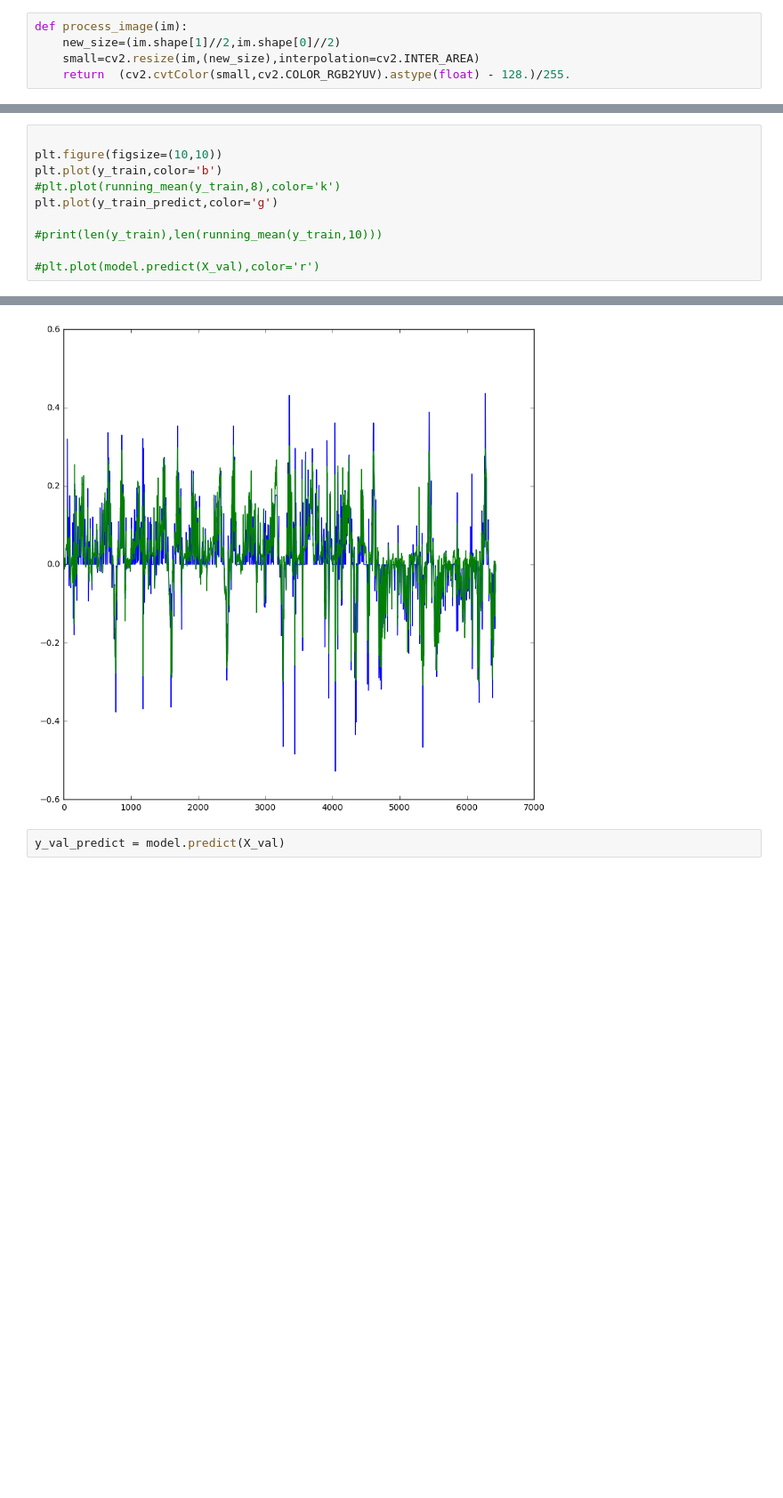
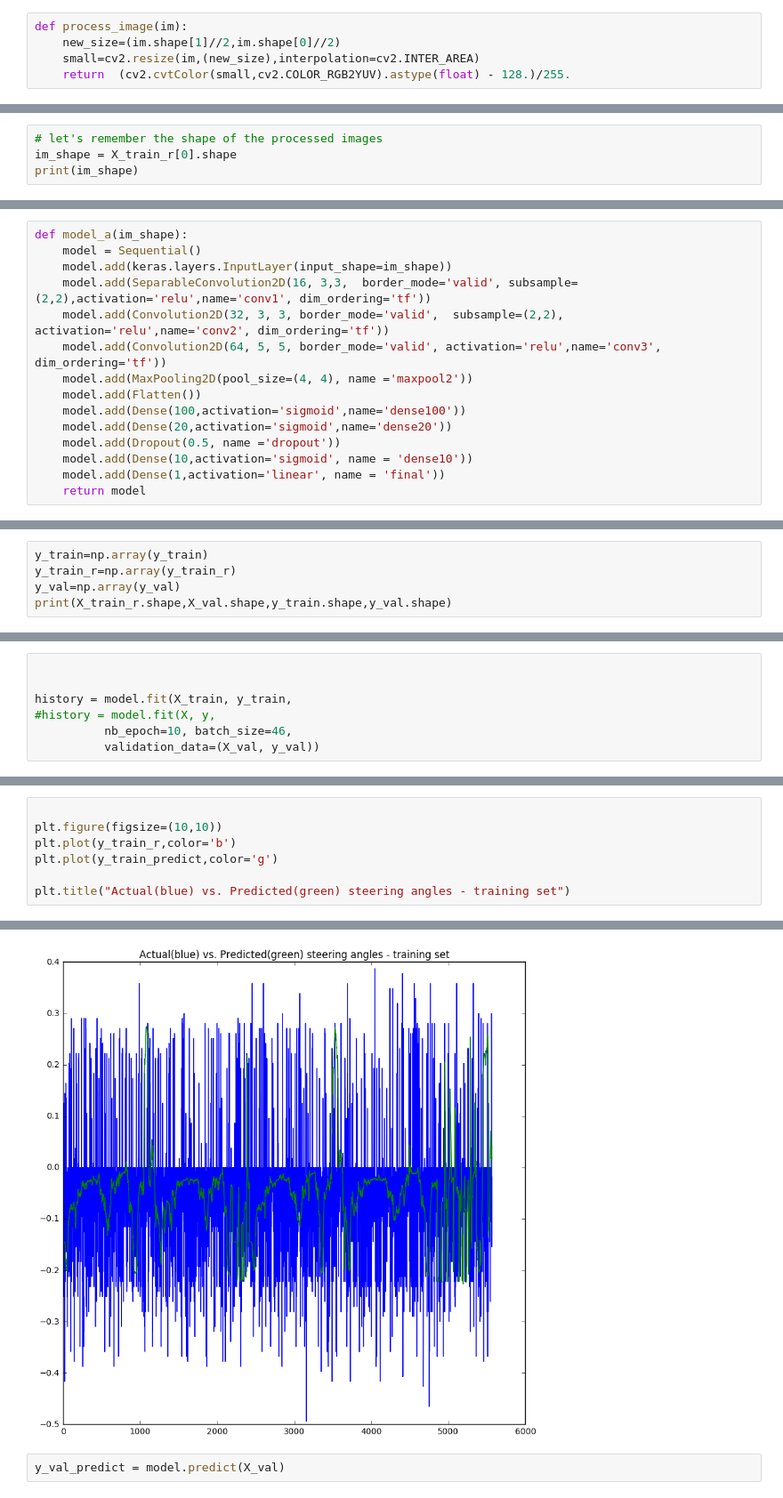
Before and after one commit to berickson/CarND-Behaviorial-Cloning, a Jupyter notebook: Behavorial-Cloning.ipynb, the cells around one changed output, grey strips where cells are left out. Shown at 89% size. Saved outputs shown, nothing was run; the diff lists cells and outputs as text; blank space fills up the shorter version.

Commit message:
driving ok but choppy with self collected data, messy

```diff
--- a/Behavorial-Cloning.ipynb
+++ b/Behavorial-Cloning.ipynb
@@ -395,0 +336,4 @@ Epoch 80/80
+# %%
+# let's remember the shape of the processed images
+im_shape = X_train_r[0].shape
+print(im_shape)
@@ -395,0 +374,15 @@ Epoch 80/80
+# %%
+def model_a(im_shape):
+    model = Sequential()
+    model.add(keras.layers.InputLayer(input_shape=im_shape))
+    model.add(SeparableConvolution2D(16, 3,3,  border_mode='valid', subsample=(2,2),activation='relu',name='conv1', dim_ordering='tf'))
+    model.add(Convolution2D(32, 3, 3, border_mode='valid',  subsample=(2,2), activation='relu',name='conv2', dim_ordering='tf'))
+    model.add(Convolution2D(64, 5, 5, border_mode='valid', activation='relu',name='conv3', dim_ordering='tf'))
+    model.add(MaxPooling2D(pool_size=(4, 4), name ='maxpool2'))
+    model.add(Flatten())
+    model.add(Dense(100,activation='sigmoid',name='dense100'))
+    model.add(Dense(20,activation='sigmoid',name='dense20'))
+    model.add(Dropout(0.5, name ='dropout'))
+    model.add(Dense(10,activation='sigmoid', name = 'dense10'))
+    model.add(Dense(1,activation='linear', name = 'final'))
+    return model
@@ -395,0 +426,5 @@ Epoch 80/80
+# %%
+y_train=np.array(y_train)
+y_train_r=np.array(y_train_r)
+y_val=np.array(y_val)
+print(X_train_r.shape,X_val.shape,y_train.shape,y_val.shape)
@@ -395,0 +439,7 @@ Epoch 80/80
+# %%
+
+
+history = model.fit(X_train, y_train,
+#history = model.fit(X, y,
+          nb_epoch=10, batch_size=46,
+          validation_data=(X_val, y_val))
@@ -403,11 +470,8 @@ print(np.mean(y_train),np.mean(y_train_predict))
 # %%
 
 plt.figure(figsize=(10,10))
-plt.plot(y_train,color='b')
-#plt.plot(running_mean(y_train,8),color='k')
+plt.plot(y_train_r,color='b')
 plt.plot(y_train_predict,color='g')
 
-#print(len(y_train),len(running_mean(y_train,10)))
-
-#plt.plot(model.predict(X_val),color='r')
+plt.title("Actual(blue) vs. Predicted(green) steering angles - training set")
 # %% [output]
@@ -415,4 +479,4 @@ plt.plot(y_train_predict,color='g')
-[figure, old version]
+[figure, new version]
 # %%
 y_val_predict = model.predict(X_val)
 # %%
```
Also changed, not shown: parts of 59 cells of this notebook, 2 other files.
